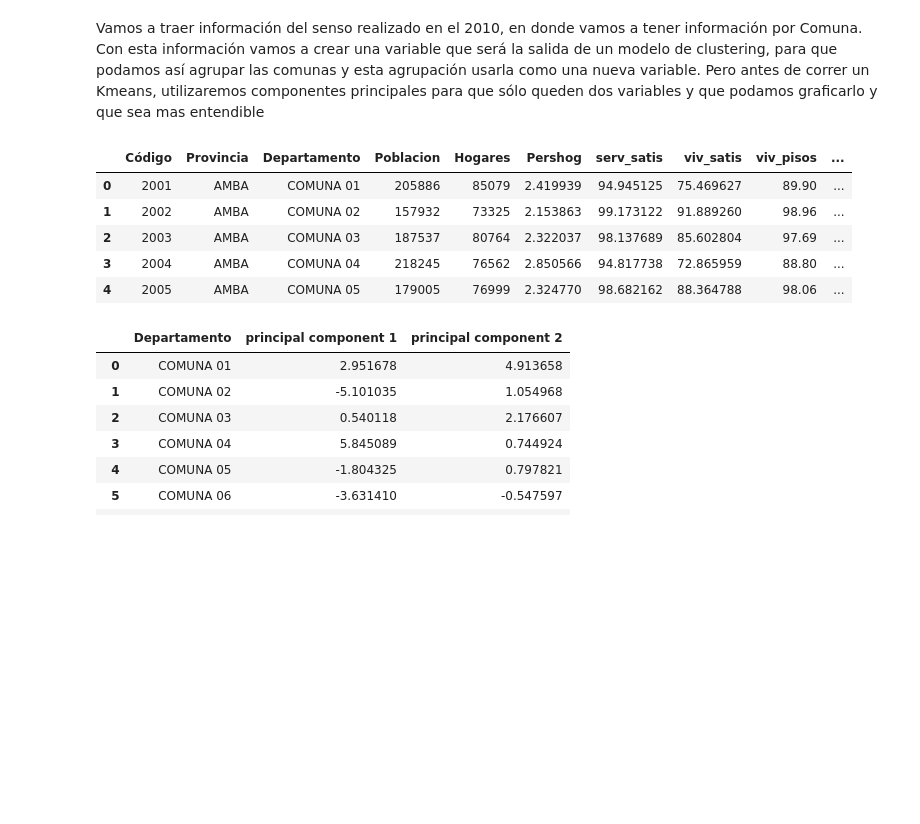
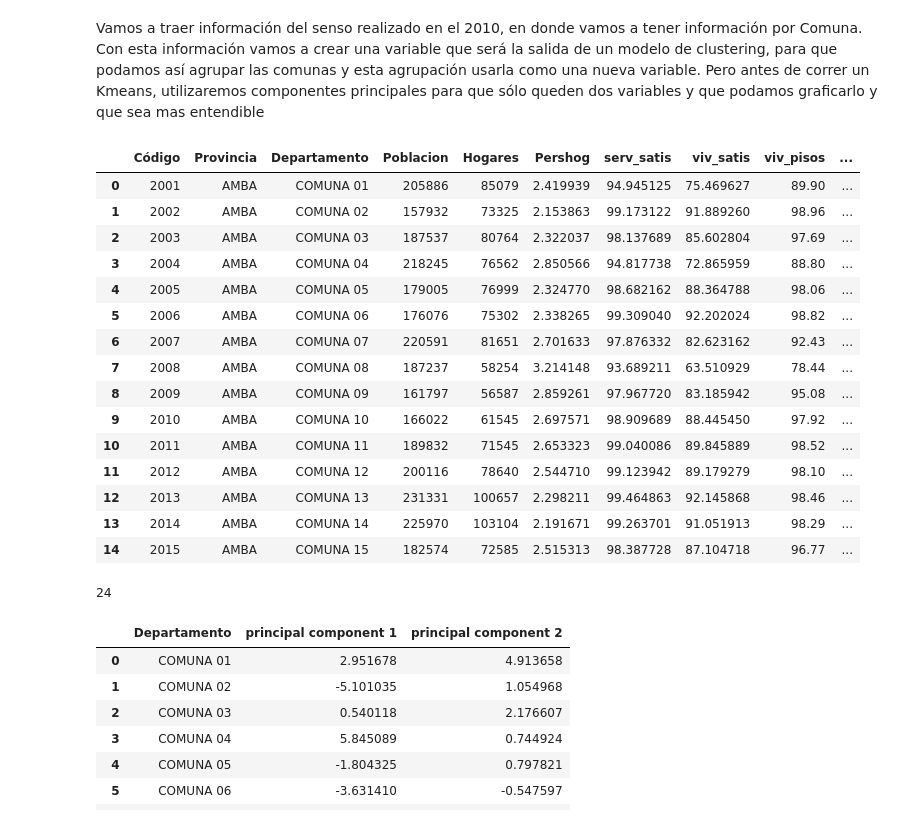
Before and after one commit to dieguito1331/diplomatura, a Jupyter notebook: clase1/01 - baseCovid.ipynb, the cells around one changed output. Drawn from its saved outputs; the diff is of its cells as text; code cells hidden in the pictures; blank space fills up the shorter version.

```diff
--- a/clase1/01 - baseCovid.ipynb
+++ b/clase1/01 - baseCovid.ipynb
@@ -612,14 +811,24 @@ df = pd.read_excel('./data/covid/variablesCenso2010.xlsx')
 # %%
 df = df[df.Departamento.str.contains("COMUNA")]
 # %%
-df.head()
+df
 # %% [output]
 |  | Código | Provincia | Departamento | Poblacion | Hogares | Pershog | serv_satis | viv_satis | viv_pisos | ... |
 | 0 | 2001 | AMBA | COMUNA 01 | 205886 | 85079 | 2.419939 | 94.945125 | 75.469627 | 89.90 | ... |
 | 1 | 2002 | AMBA | COMUNA 02 | 157932 | 73325 | 2.153863 | 99.173122 | 91.889260 | 98.96 | ... |
 | 2 | 2003 | AMBA | COMUNA 03 | 187537 | 80764 | 2.322037 | 98.137689 | 85.602804 | 97.69 | ... |
 | 3 | 2004 | AMBA | COMUNA 04 | 218245 | 76562 | 2.850566 | 94.817738 | 72.865959 | 88.80 | ... |
 | 4 | 2005 | AMBA | COMUNA 05 | 179005 | 76999 | 2.324770 | 98.682162 | 88.364788 | 98.06 | ... |
+| 5 | 2006 | AMBA | COMUNA 06 | 176076 | 75302 | 2.338265 | 99.309040 | 92.202024 | 98.82 | ... |
+| 6 | 2007 | AMBA | COMUNA 07 | 220591 | 81651 | 2.701633 | 97.876332 | 82.623162 | 92.43 | ... |
+| 7 | 2008 | AMBA | COMUNA 08 | 187237 | 58254 | 3.214148 | 93.689211 | 63.510929 | 78.44 | ... |
+| 8 | 2009 | AMBA | COMUNA 09 | 161797 | 56587 | 2.859261 | 97.967720 | 83.185942 | 95.08 | ... |
+| 9 | 2010 | AMBA | COMUNA 10 | 166022 | 61545 | 2.697571 | 98.909689 | 88.445450 | 97.92 | ... |
+| 10 | 2011 | AMBA | COMUNA 11 | 189832 | 71545 | 2.653323 | 99.040086 | 89.845889 | 98.52 | ... |
+| 11 | 2012 | AMBA | COMUNA 12 | 200116 | 78640 | 2.544710 | 99.123942 | 89.179279 | 98.10 | ... |
+| 12 | 2013 | AMBA | COMUNA 13 | 231331 | 100657 | 2.298211 | 99.464863 | 92.145868 | 98.46 | ... |
+| 13 | 2014 | AMBA | COMUNA 14 | 225970 | 103104 | 2.191671 | 99.263701 | 91.051913 | 98.29 | ... |
+| 14 | 2015 | AMBA | COMUNA 15 | 182574 | 72585 | 2.515313 | 98.387728 | 87.104718 | 96.77 | ... |
 # %%
 features = [ 'serv_satis', 'viv_satis', 'viv_pisos', 'sin_nbi', 'baño',
        'baño_exc', 'viv_due', 'te_fijo', 'te_movil', 'pc', 'usa_pc',
@@ -630,6 +839,10 @@ features = [ 'serv_satis', 'viv_satis', 'viv_pisos', 'sin_nbi', 'baño',
 #Vamos a estadarizar todas las variables que utilizaremos para el análisis de componentes principales
 x = df.loc[:, features].values
 x = StandardScaler().fit_transform(x)
+# %%
+len(features)
+# %% [output]
+24
 # %%
 #Inicializamos el analisis de componentes principales
 pca = PCA(n_components=2)
```
Also changed, not shown: parts of 36 cells of this notebook, 2 other files.
